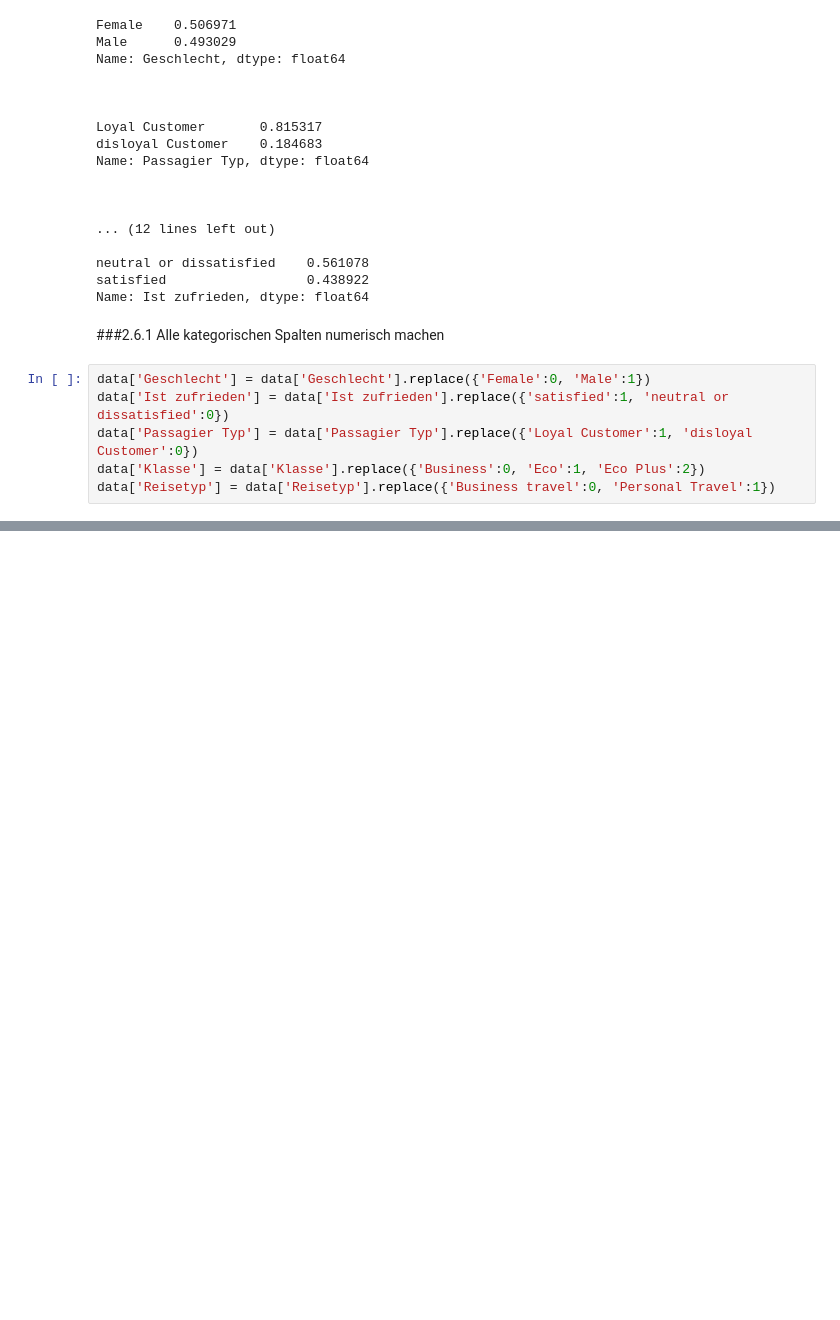
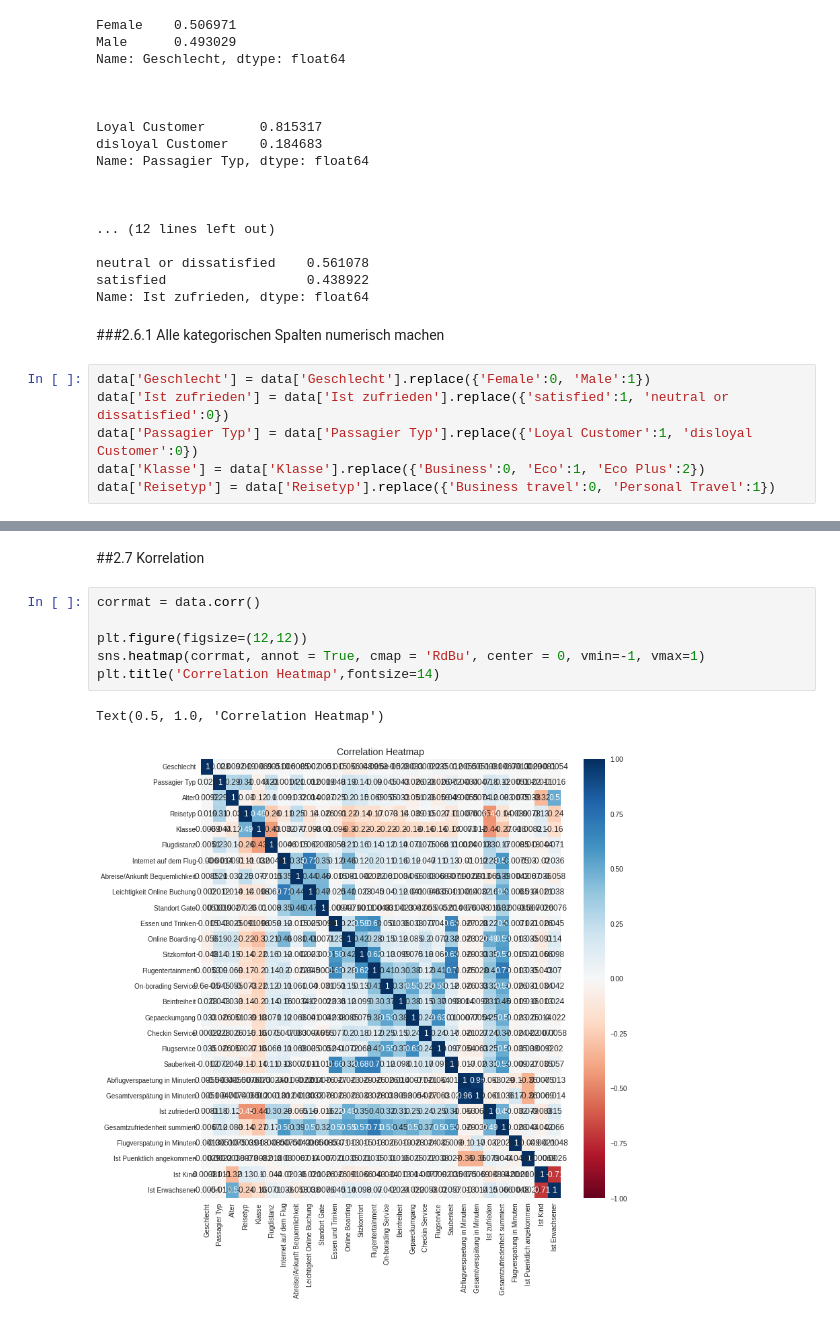
Before and after one commit to AliceKitchkin/Unsupervised-Machine-Learning, a Jupyter notebook: AirlinePassengerSatisfaction.ipynb, the cells around one changed output, grey strips where cells are left out. Cells and saved outputs as stored; diff of their text form; blank space fills up the shorter version.

Commit message:
Korrelation

```diff
--- a/AirlinePassengerSatisfaction.ipynb
+++ b/AirlinePassengerSatisfaction.ipynb
@@ -330,0 +353,11 @@ data.head()
+# %% [markdown]
+##2.7 Korrelation
+# %%
+corrmat = data.corr()
+
+plt.figure(figsize=(12,12))
+sns.heatmap(corrmat, annot = True, cmap = 'RdBu', center = 0, vmin=-1, vmax=1)
+plt.title('Correlation Heatmap',fontsize=14)
+# %% [output]
+Text(0.5, 1.0, 'Correlation Heatmap')
+[figure, added]
```
Also changed, not shown: parts of 5 cells of this notebook.
